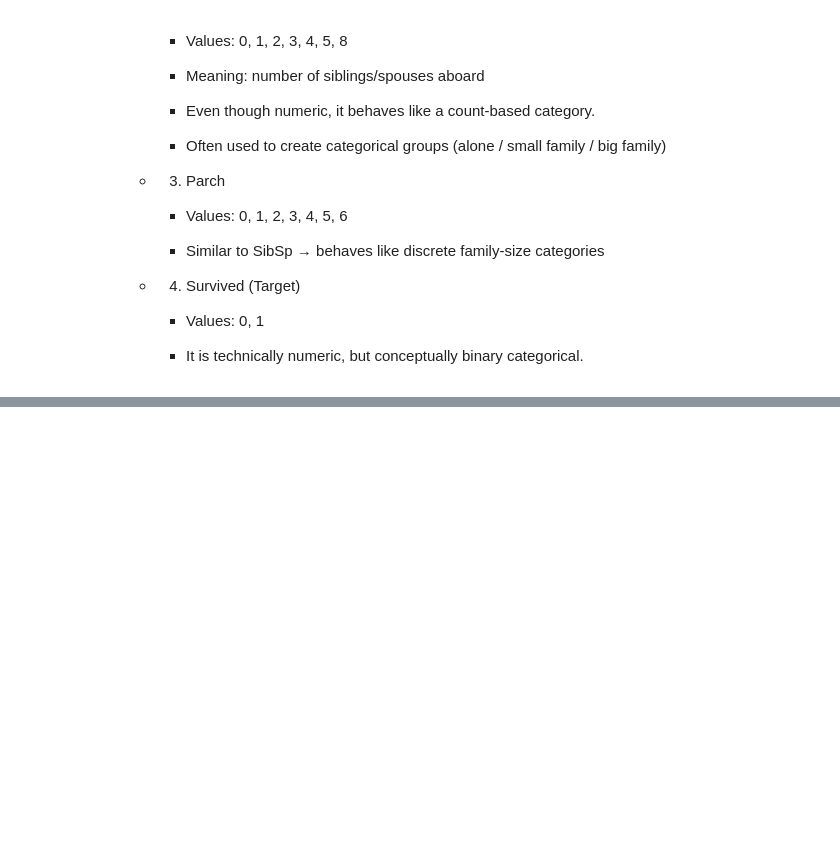
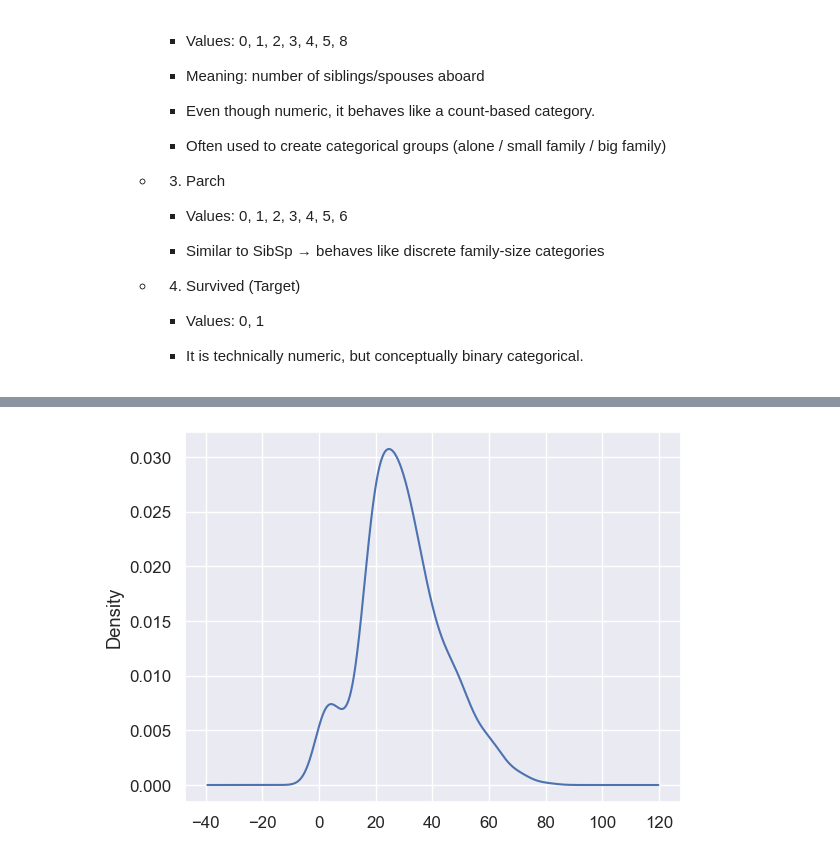
Before and after one commit to KzRaihan/Machine-learning, a Jupyter notebook: Module_06_EDA/_3_EDA_titanic_dataset.ipynb, the cells around one changed output, grey strips where cells are left out. Cells and saved outputs as stored; diff of their text form; code cells hidden in the pictures; blank space fills up the shorter version.

```diff
--- a/Module_06_EDA/_3_EDA_titanic_dataset.ipynb
+++ b/Module_06_EDA/_3_EDA_titanic_dataset.ipynb
@@ -176,0 +365,8 @@ df.head(10)
+# %%
+# kde plot
+
+df['Age'].plot(kind = 'kde')
+
+plt.show()
+# %% [output]
+[figure, added]
```
Also changed, not shown: parts of 26 cells of this notebook, 2 other files.
